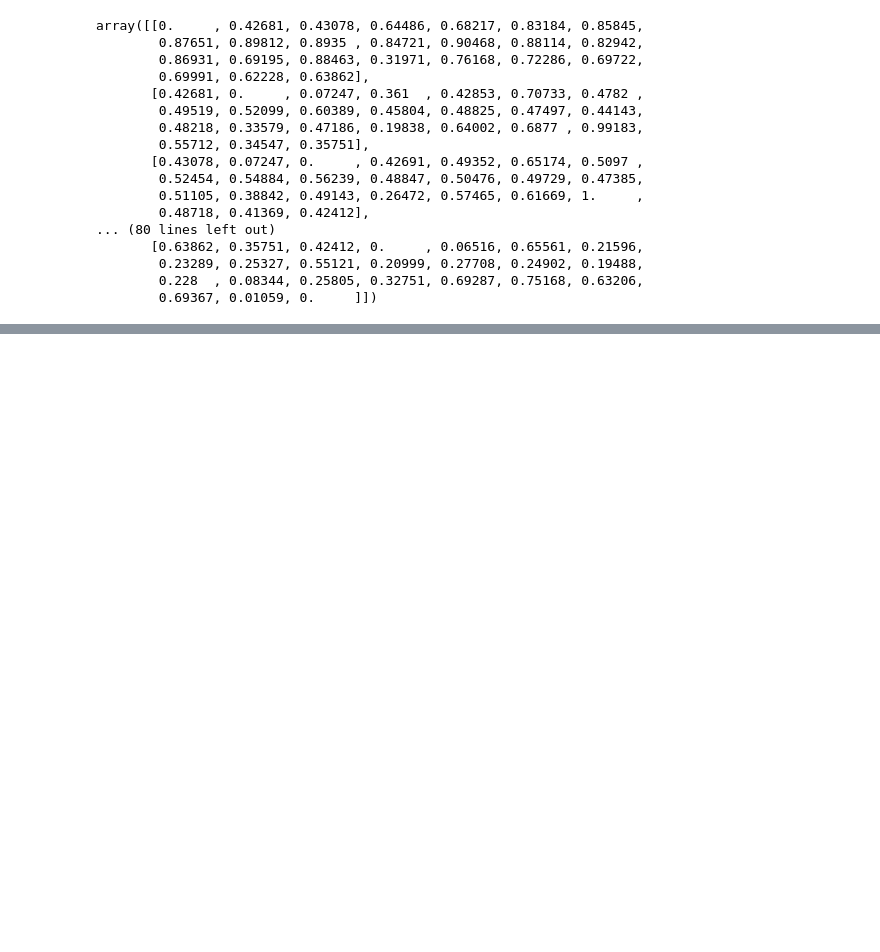
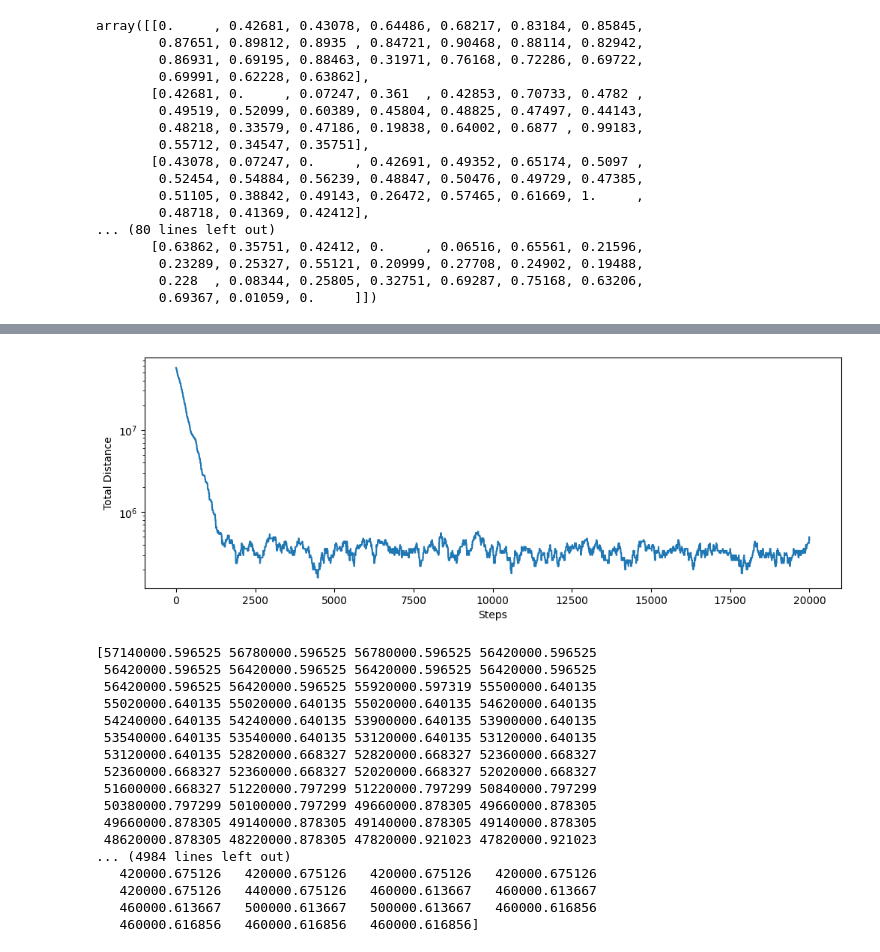
Before and after one commit to BadandBoolean/python-ising-compute, a Jupyter notebook: tsp.ipynb, the cells around one changed output, grey strips where cells are left out. Cells and saved outputs as stored; diff of their text form; code cells hidden in the pictures; blank space fills up the shorter version.

Commit message:
dif temperature and step count, graphs

```diff
--- a/tsp.ipynb
+++ b/tsp.ipynb
@@ -129,19 +129,13 @@ array([[0.     , 0.42681, 0.43078, 0.64486, 0.68217, 0.83184, 0.85845,
         0.69367, 0.01059, 0.     ]])
 # %%
 
-# initiate random grid of spins where only one 1 allowed per row
-# and column
+# initiate random grid of spins (1 and 0)
+
 def init_random():
     N = len(vertices)
-    init_spin = np.zeros((N, N))
-    for i in range(N):
-        init_spin[i][i] = 1
+    spins = np.random.randint(2, size=(N, N))
+    return spins
 
-    # Randomly shuffle the rows
-    np.random.shuffle(init_spin)
-    # Randomly shuffle the columns
-    init_spin = init_spin.T
-    return init_spin
 
 init_random()
 # %% [output]
@@ -321,0 +369,34 @@ print(total_energy)
+# %%
+def plot_distance_first_temp(total_energy):
+    fig, axes = plt.subplots(1, 1, figsize=(12, 4))
+    first_temp = total_energy[0]
+    axes.set_yscale('log')
+    axes.plot(first_temp)
+
+    axes.set_xlabel('Steps')
+    axes.set_ylabel('Total Distance')
+    plt.show()
+
+plot_distance_first_temp(total_energy)
+# print the full array total_energy[0]
+np.set_printoptions(threshold=np.inf)
+print(total_energy[0])
+# %% [output]
+[figure, added]
+[57140000.596525 56780000.596525 56780000.596525 56420000.596525
+ 56420000.596525 56420000.596525 56420000.596525 56420000.596525
+ 56420000.596525 56420000.596525 55920000.597319 55500000.640135
+ 55020000.640135 55020000.640135 55020000.640135 54620000.640135
+ 54240000.640135 54240000.640135 53900000.640135 53900000.640135
+ 53540000.640135 53540000.640135 53120000.640135 53120000.640135
+ 53120000.640135 52820000.668327 52820000.668327 52360000.668327
+ 52360000.668327 52360000.668327 52020000.668327 52020000.668327
+ 51600000.668327 51220000.797299 51220000.797299 50840000.797299
+ 50380000.797299 50100000.797299 49660000.878305 49660000.878305
+ 49660000.878305 49140000.878305 49140000.878305 49140000.878305
+ 48620000.878305 48220000.878305 47820000.921023 47820000.921023
+... (4984 lines left out)
+   420000.675126   420000.675126   420000.675126   420000.675126
+   420000.675126   440000.675126   460000.613667   460000.613667
+   460000.613667   500000.613667   500000.613667   460000.616856
+   460000.616856   460000.616856   460000.616856]
```
Also changed, not shown: parts of 3 cells of this notebook.
